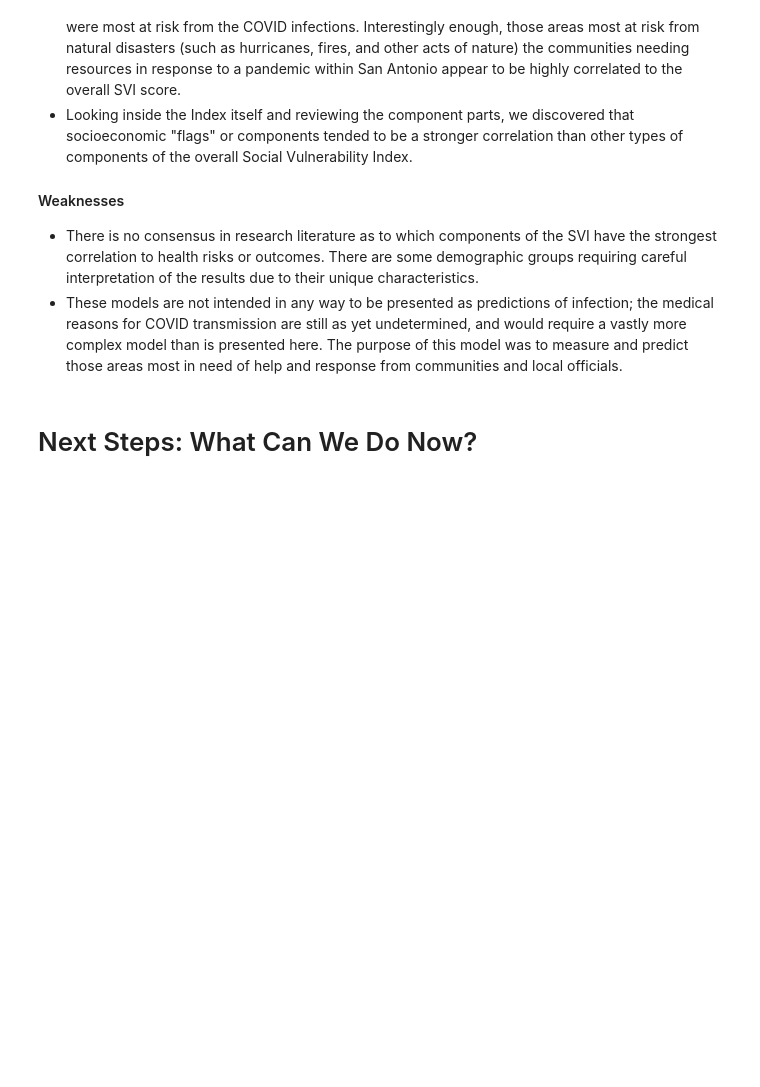
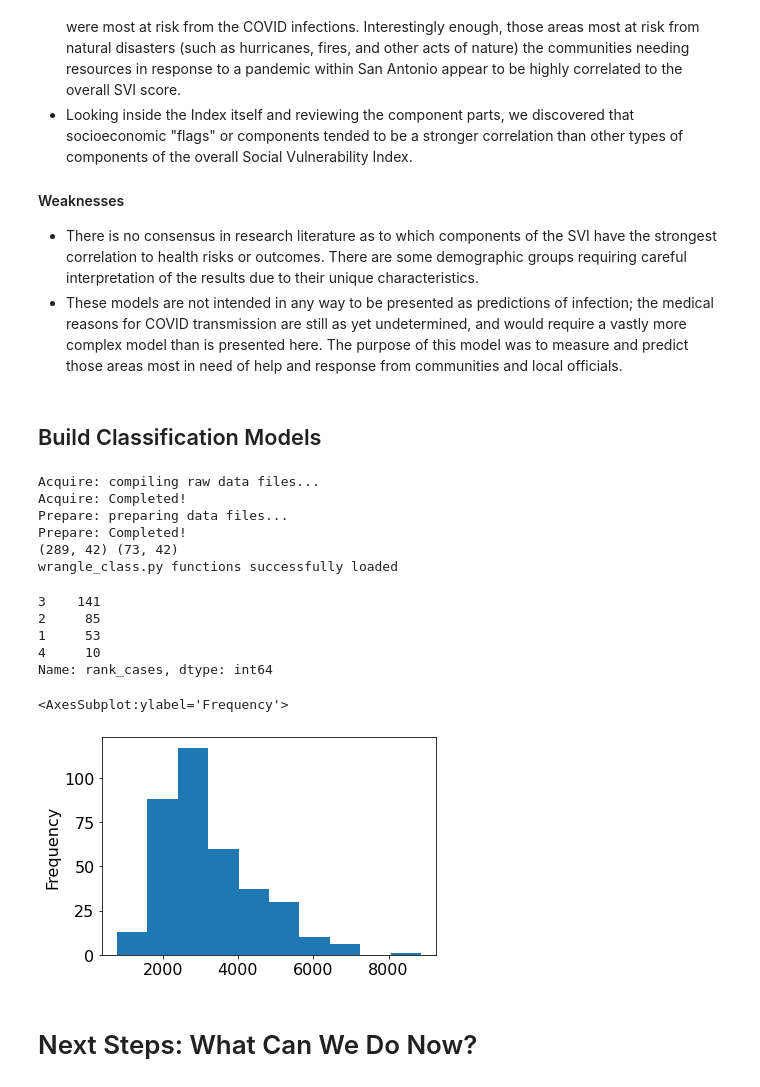
Before and after one commit to SVI-Capstone/svi_capstone, a Jupyter notebook: mvp-sa.ipynb, the cells around one changed output. Drawn from its saved outputs; the diff is of its cells as text; code cells hidden in the pictures; blank space fills up the shorter version.

```diff
--- a/mvp-sa.ipynb
+++ b/mvp-sa.ipynb
@@ -475,3 +502,15 @@ ValueError: Length of values (10) does not match length of index (4)
 
 - There is no consensus in research literature as to which components of the SVI have the strongest correlation to health risks or outcomes. There are some demographic groups requiring careful interpretation of the results due to their unique characteristics.
 - These models are not intended in any way to be presented as predictions of infection; the medical reasons for COVID transmission are still as yet undetermined, and would require a vastly more complex model than is presented here. The purpose of this model was to measure and predict those areas most in need of help and response from communities and local officials.
+# %% [markdown]
+## Build Classification Models
+# %%
+# bring in classification datasets with new y variable
+class_df, class_train_exp, class_X_train_scaled, class_y_train, class_X_test_scaled, class_y_test = wrangle.wrangle_data_class()
+# %% [output]
+Acquire: compiling raw data files...
+Acquire: Completed!
+Prepare: preparing data files...
+Prepare: Completed!
+(289, 42) (73, 42)
+wrangle_class.py functions successfully loaded
@@ -478,3 +545,16 @@ ValueError: Length of values (10) does not match length of index (4)
+# %%
+class_y_train.rank_cases.value_counts()
+# %% [output]
+3    141
+2     85
+1     53
+4     10
+Name: rank_cases, dtype: int64
+# %%
+class_df.tract_cases_per_100k.plot(kind = 'hist')
+# %% [output]
+<AxesSubplot:ylabel='Frequency'>
+[figure, added]
 # %% [markdown]
 # Next Steps: What Can We Do Now?
 # %% [markdown]
```
Also changed, not shown: parts of 25 cells of this notebook, 1 other file.
